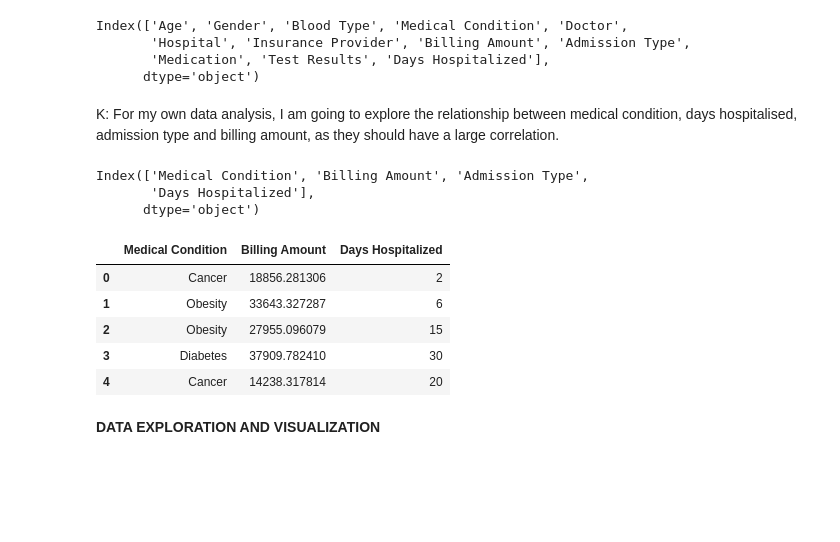
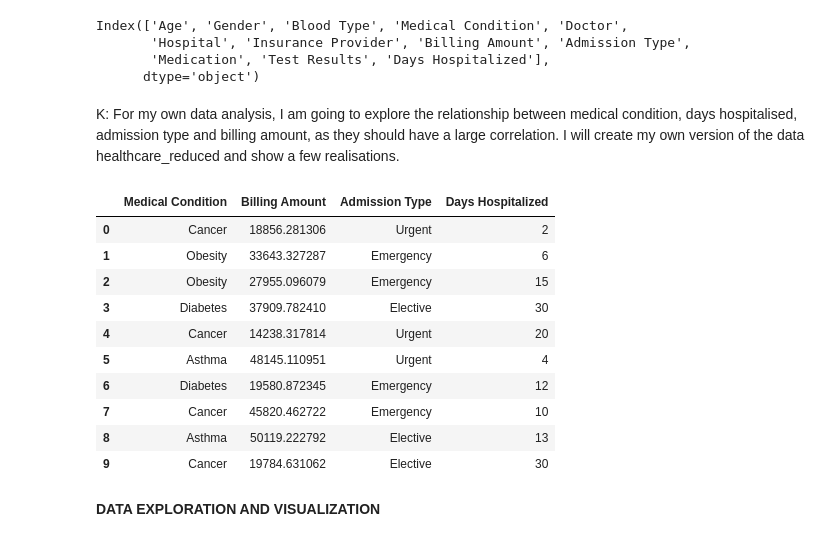
Before and after one commit to kyralq/Project-0-DataScienceToolbox, a Jupyter notebook: Kyra/healthcare dataset.ipynb, the cells around one changed output. Cells and saved outputs as stored; diff of their text form; code cells hidden in the pictures; blank space fills up the shorter version.

```diff
--- a/Kyra/healthcare dataset.ipynb
+++ b/Kyra/healthcare dataset.ipynb
@@ -193,26 +192,25 @@ Index(['Age', 'Gender', 'Blood Type', 'Medical Condition', 'Doctor',
        'Hospital', 'Insurance Provider', 'Billing Amount', 'Admission Type',
        'Medication', 'Test Results', 'Days Hospitalized'],
       dtype='object')
-# %% [markdown]
-K: For my own data analysis, I am going to explore the relationship between medical condition, days hospitalised, admission type and billing amount, as they should have a large correlation.
-# %%
-healthcare_reduced = healthcare.drop(columns = ['Age','Gender', 'Blood Type', 'Doctor',
-       'Hospital', 'Insurance Provider',
-       'Medication', 'Test Results', 'Age_Group'])
-healthcare_reduced.columns
-# %% [output]
-Index(['Medical Condition', 'Billing Amount', 'Admission Type',
-       'Days Hospitalized'],
-      dtype='object')
+# %% [markdown]
+K: For my own data analysis, I am going to explore the relationship between medical condition, days hospitalised, admission type and billing amount, as they should have a large correlation. I will create my own version of the data healthcare_reduced and show a few realisations.
 # %%
-healthcare_reduced.head(5)
+healthcare_reduced = healthcare.drop(columns = ['Age', 'Gender', 'Blood Type', 'Doctor',
+       'Hospital', 'Insurance Provider',
+       'Medication', 'Test Results'])
+healthcare_reduced.head(10)
 # %% [output]
-|  | Medical Condition | Billing Amount | Days Hospitalized |
-| 0 | Cancer | 18856.281306 | 2 |
-| 1 | Obesity | 33643.327287 | 6 |
-| 2 | Obesity | 27955.096079 | 15 |
-| 3 | Diabetes | 37909.782410 | 30 |
-| 4 | Cancer | 14238.317814 | 20 |
+|  | Medical Condition | Billing Amount | Admission Type | Days Hospitalized |
+| 0 | Cancer | 18856.281306 | Urgent | 2 |
+| 1 | Obesity | 33643.327287 | Emergency | 6 |
+| 2 | Obesity | 27955.096079 | Emergency | 15 |
+| 3 | Diabetes | 37909.782410 | Elective | 30 |
+| 4 | Cancer | 14238.317814 | Urgent | 20 |
+| 5 | Asthma | 48145.110951 | Urgent | 4 |
+| 6 | Diabetes | 19580.872345 | Emergency | 12 |
+| 7 | Cancer | 45820.462722 | Emergency | 10 |
+| 8 | Asthma | 50119.222792 | Elective | 13 |
+| 9 | Cancer | 19784.631062 | Elective | 30 |
 # %% [markdown]
 **DATA EXPLORATION AND VISUALIZATION**
 # %%
```
Also changed, not shown: parts of 21 cells of this notebook.
